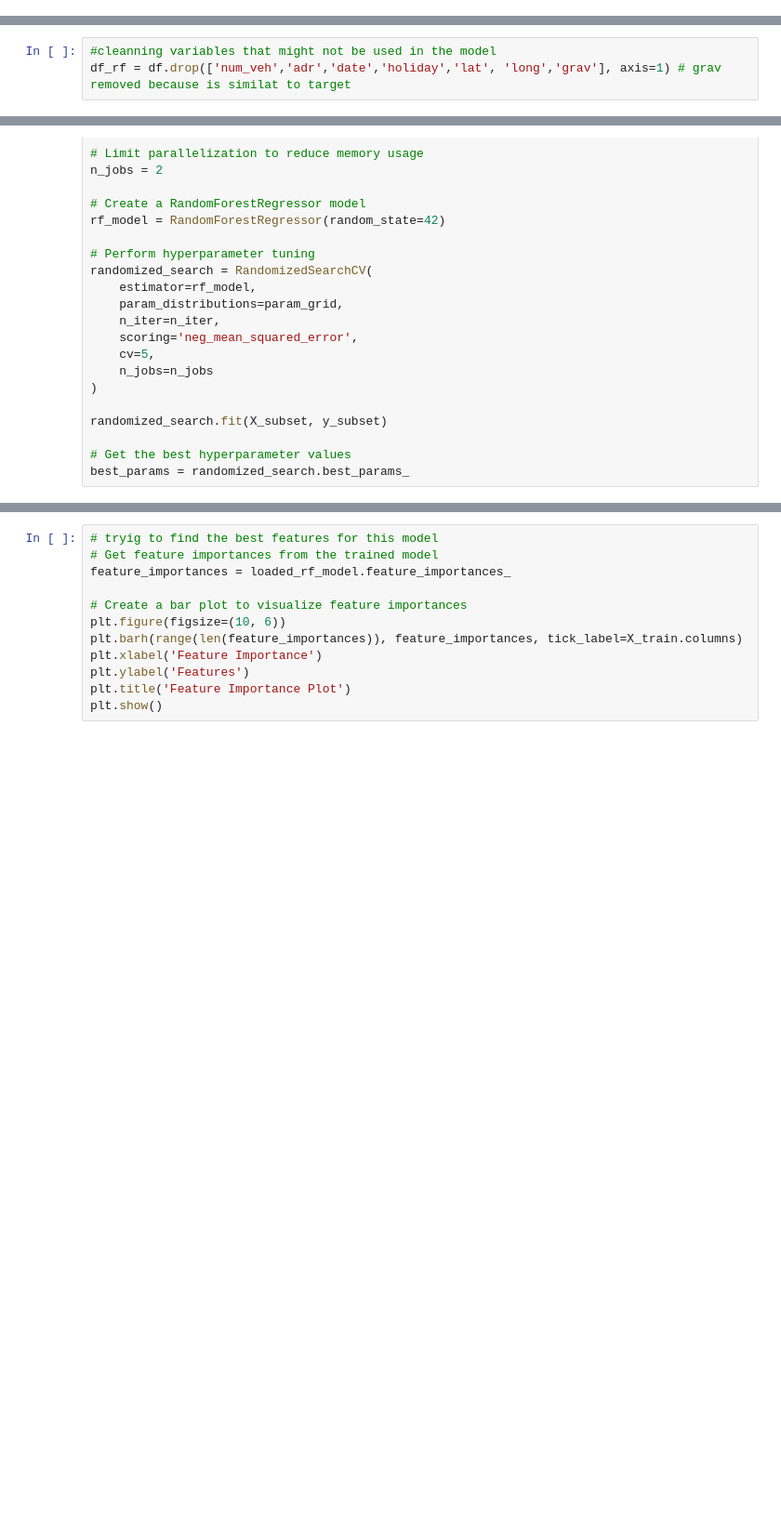
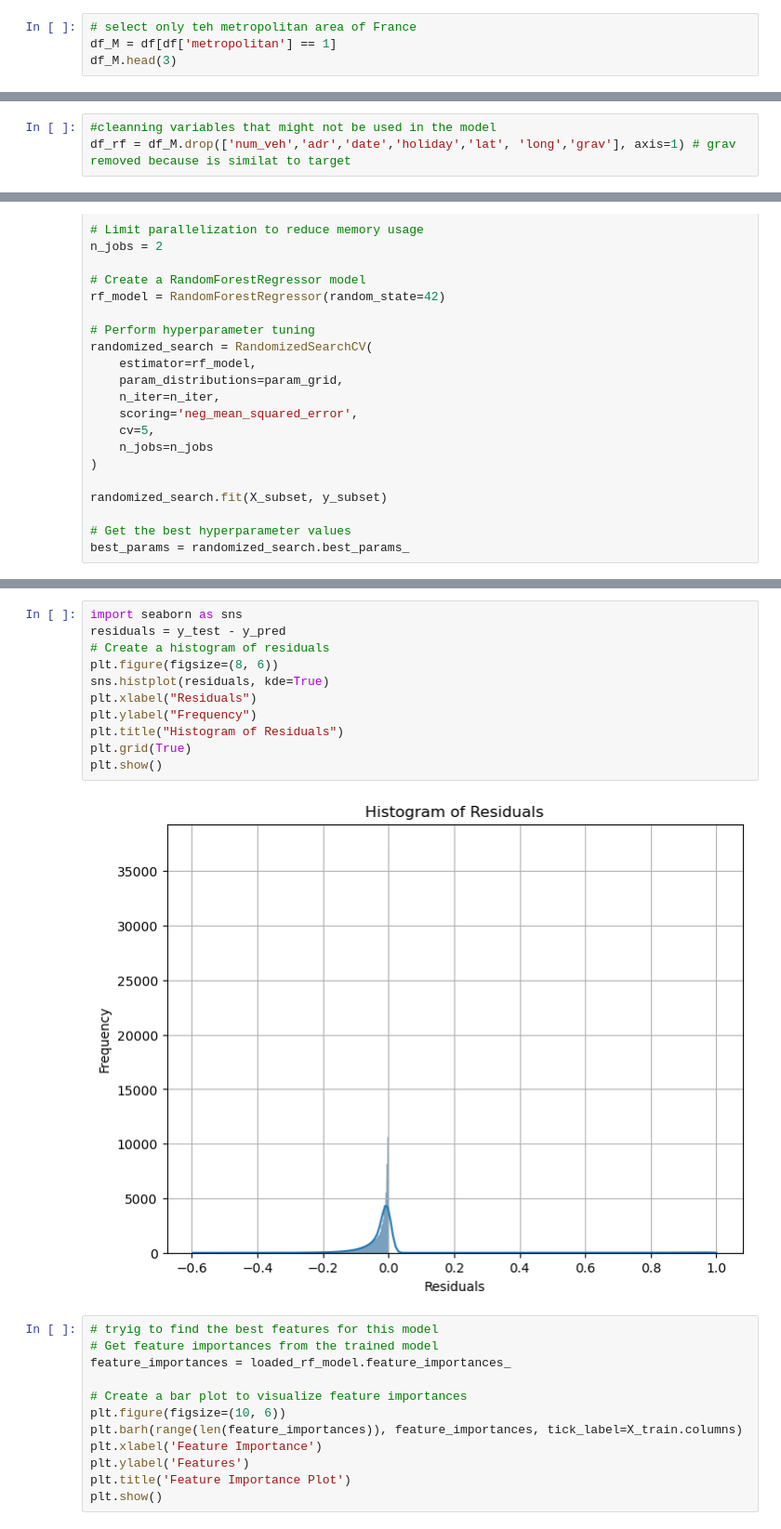
Before and after one commit to tiagoru/Road_accidents_france, a Jupyter notebook: 230915_Random_Forest_model.ipynb, the cells around one changed output, grey strips where cells are left out. Shown at 93% size. Saved outputs shown, nothing was run; the diff lists cells and outputs as text; blank space fills up the shorter version.

```diff
--- a/230915_Random_Forest_model.ipynb
+++ b/230915_Random_Forest_model.ipynb
@@ -76,3 +58,7 @@ le = LabelEncoder()
 
 df['actp'] = le.fit_transform(df['actp'].astype(str))
 df['hrmn'] = le.fit_transform(df['hrmn'].astype(str))
+# %%
+# select only teh metropolitan area of France
+df_M = df[df['metropolitan'] == 1]
+df_M.head(3)
@@ -79,6 +72,6 @@ df['hrmn'] = le.fit_transform(df['hrmn'].astype(str))
 # %%
 #cleanning variables that might not be used in the model
-df_rf = df.drop(['num_veh','adr','date','holiday','lat', 'long','grav'], axis=1) # grav removed because is similat to target
+df_rf = df_M.drop(['num_veh','adr','date','holiday','lat', 'long','grav'], axis=1) # grav removed because is similat to target
 # %%
 df_rf.head()
 # %% [output]
@@ -231,3 +236,16 @@ R2 = 0.1014733419550623
+# %%
+import seaborn as sns
+residuals = y_test - y_pred
+# Create a histogram of residuals
+plt.figure(figsize=(8, 6))
+sns.histplot(residuals, kde=True)
+plt.xlabel("Residuals")
+plt.ylabel("Frequency")
+plt.title("Histogram of Residuals")
+plt.grid(True)
+plt.show()
+# %% [output]
+[figure, added]
 # %%
 # tryig to find the best features for this model
 # Get feature importances from the trained model
```
Also changed, not shown: parts of 7 cells of this notebook.
